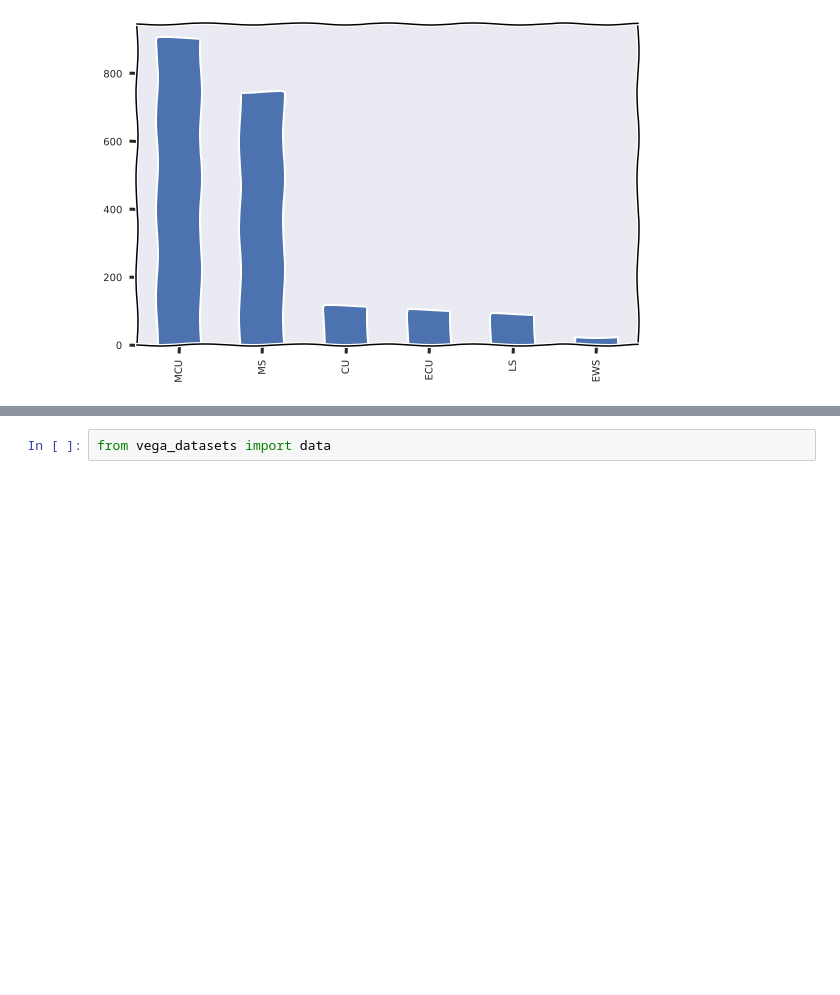
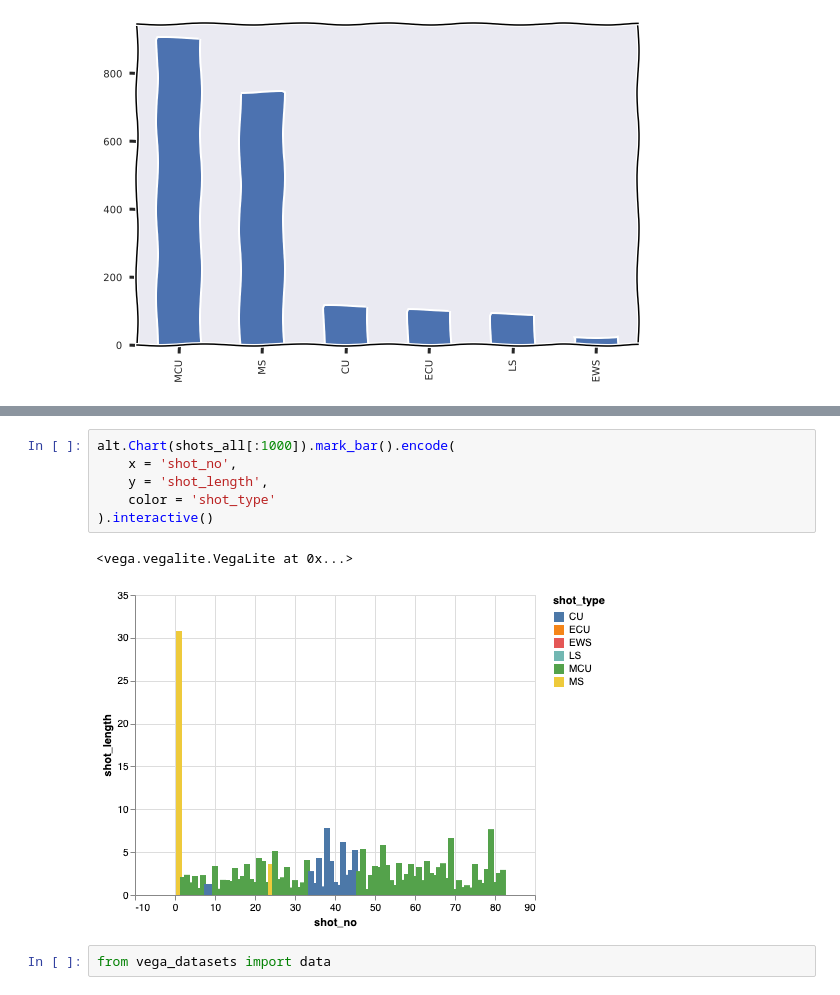
Before and after one commit to rsomani95/shot-boundary-detection, a Jupyter notebook: predict-shot-types.ipynb, the cells around one changed output, grey strips where cells are left out. Saved outputs shown, nothing was run; the diff lists cells and outputs as text; blank space fills up the shorter version.

```diff
--- a/predict-shot-types.ipynb
+++ b/predict-shot-types.ipynb
@@ -383,3 +412,12 @@ RendererRegistry.enable('notebook')
+# %%
+alt.Chart(shots_all[:1000]).mark_bar().encode(
+    x = 'shot_no',
+    y = 'shot_length',
+    color = 'shot_type'
+).interactive()
+# %% [output]
+<vega.vegalite.VegaLite at 0x...>
+[figure, added]
 # %%
 from vega_datasets import data
 # %%
```
Also changed, not shown: parts of 15 cells of this notebook.
